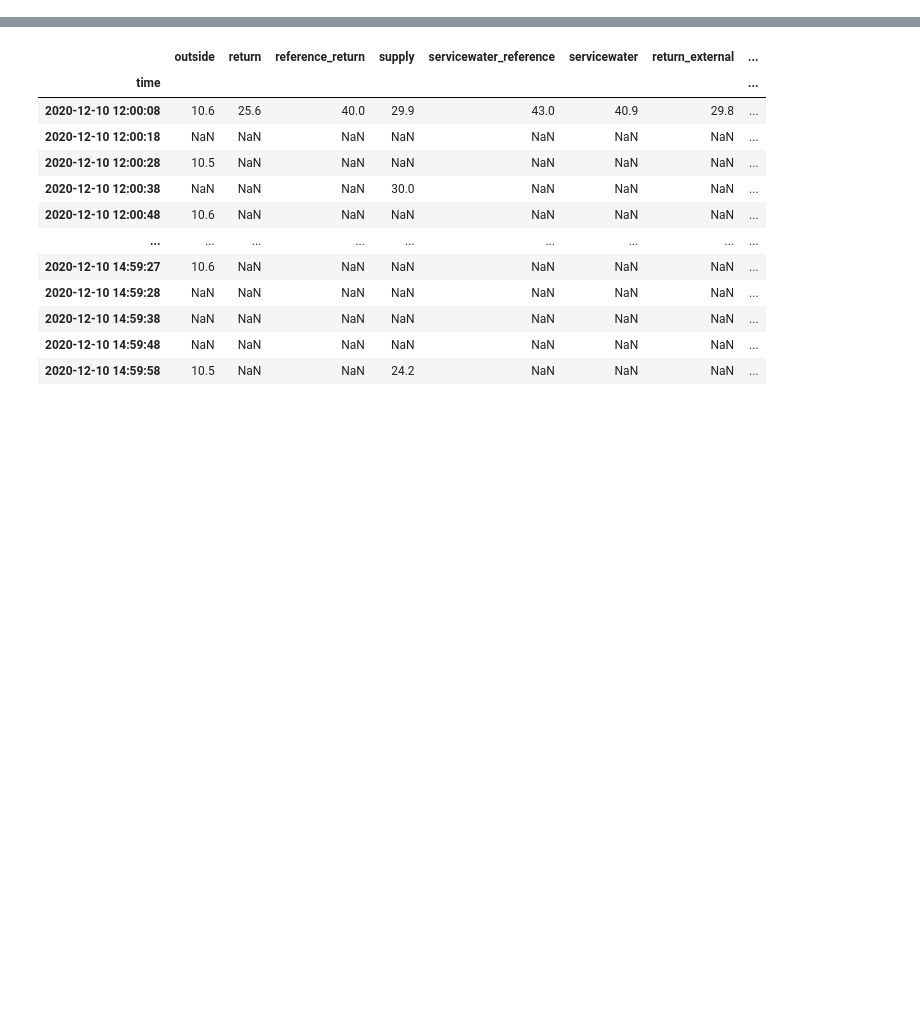
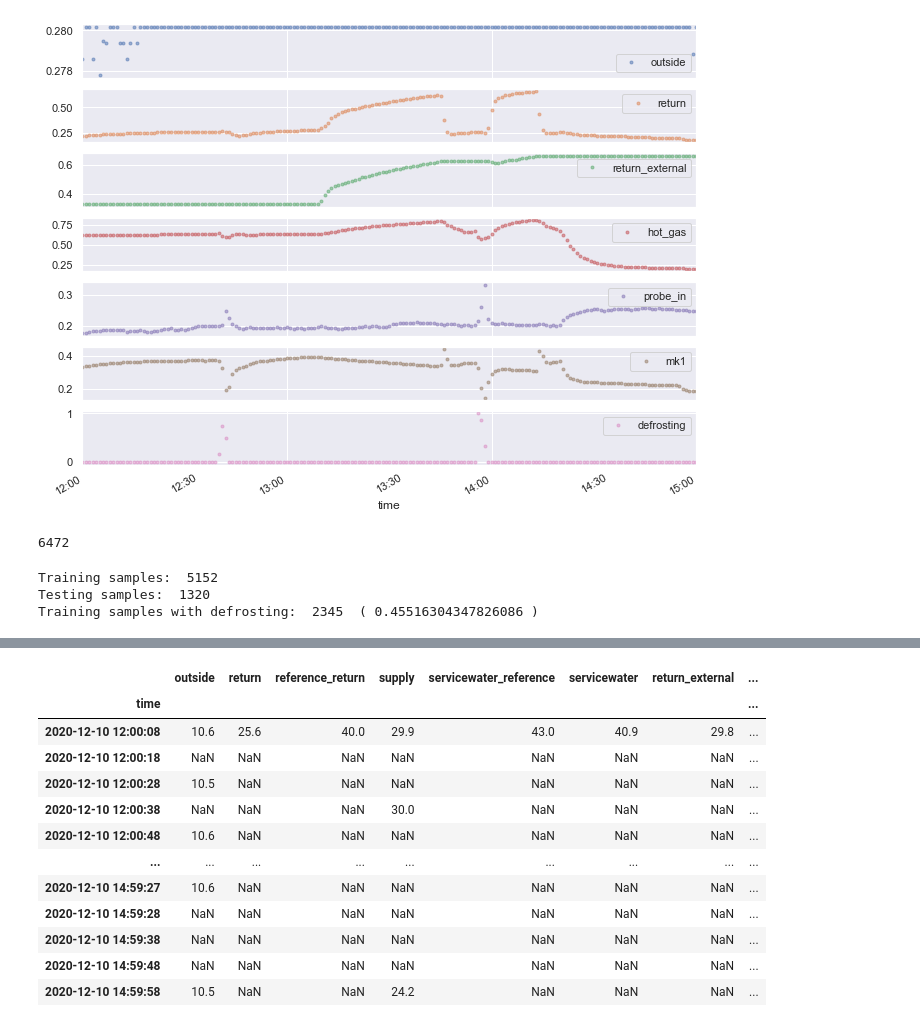
Before and after one commit to ccbur/deep-heatpump-analyzer, a Jupyter notebook: aggregate.ipynb, the cells around one changed output, grey strips where cells are left out. Drawn from its saved outputs; the diff is of its cells as text; code cells hidden in the pictures; blank space fills up the shorter version.

```diff
--- a/aggregate.ipynb
+++ b/aggregate.ipynb
@@ -186,0 +159,7 @@ memory usage: 496.0 MB
+# %%
+resampled_df = merged_df.sparse.to_dense().ffill().resample('1Min').mean().dropna()
+normalized_df=(resampled_df-resampled_df.min())/(resampled_df.max()-resampled_df.min())
+display(normalized_df)
+normalized_df.info(verbose=False, memory_usage="deep")
+display(resampled_df)
+resampled_df.info(verbose=False, memory_usage="deep")
@@ -186,0 +205,12 @@ memory usage: 496.0 MB
+# %%
+
+sns.set(rc={'figure.figsize':(20, 8)})
+
+#merged_df[(merged_df.index > '2020-12-10 12:00:00') & (merged_df.index < '2020-12-10 15:00:00')]
+df_plot = normalized_df['2020-12-10 12:00:00' : '2020-12-10 15:00:00']
+#df_plot = normalized_df['2020-12-10 12:00:00' : '2020-12-10 15:00:00'] # Great visualization of heating before defrosting
+
+cols_plot = ['outside', 'return', 'return_external', 'hot_gas', 'probe_in', 'mk1', 'defrosting']
+axes = df_plot[cols_plot].plot(marker='.', alpha=0.5, linestyle='None', figsize=(11, 9), subplots=True)
+# %% [output]
+[figure, added]
@@ -186,0 +386,29 @@ memory usage: 496.0 MB
+# %%
+dataset = HeatpumpDataset(data_df)
+len(dataset)
+# %% [output]
+6472
+# %%
+batch_size = 32
+
+train_size = int( 0.8 * len(dataset) - (0.8 * len(dataset)) % batch_size)
+test_size = len(dataset) - train_size
+train_dataset, test_dataset = torch.utils.data.random_split(dataset, [train_size, test_size])
+
+print("Training samples: ", len(train_dataset))
+print("Testing samples: ", len(test_dataset))
+#display(train_dataset[4][0])
+#display(train_dataset[4][1])
+
+#print(train_dataset[4][0])
+
+defrost_num = 0
+for i in range(len(train_dataset)):
+    if train_dataset[i][1][0] == 1.0:
+        defrost_num = defrost_num + 1
+
+print("Training samples with defrosting: ", defrost_num, " (", defrost_num/len(train_dataset), ")")
+# %% [output]
+Training samples:  5152
+Testing samples:  1320
+Training samples with defrosting:  2345  ( 0.45516304347826086 )
```
Also changed, not shown: parts of 22 cells of this notebook.
